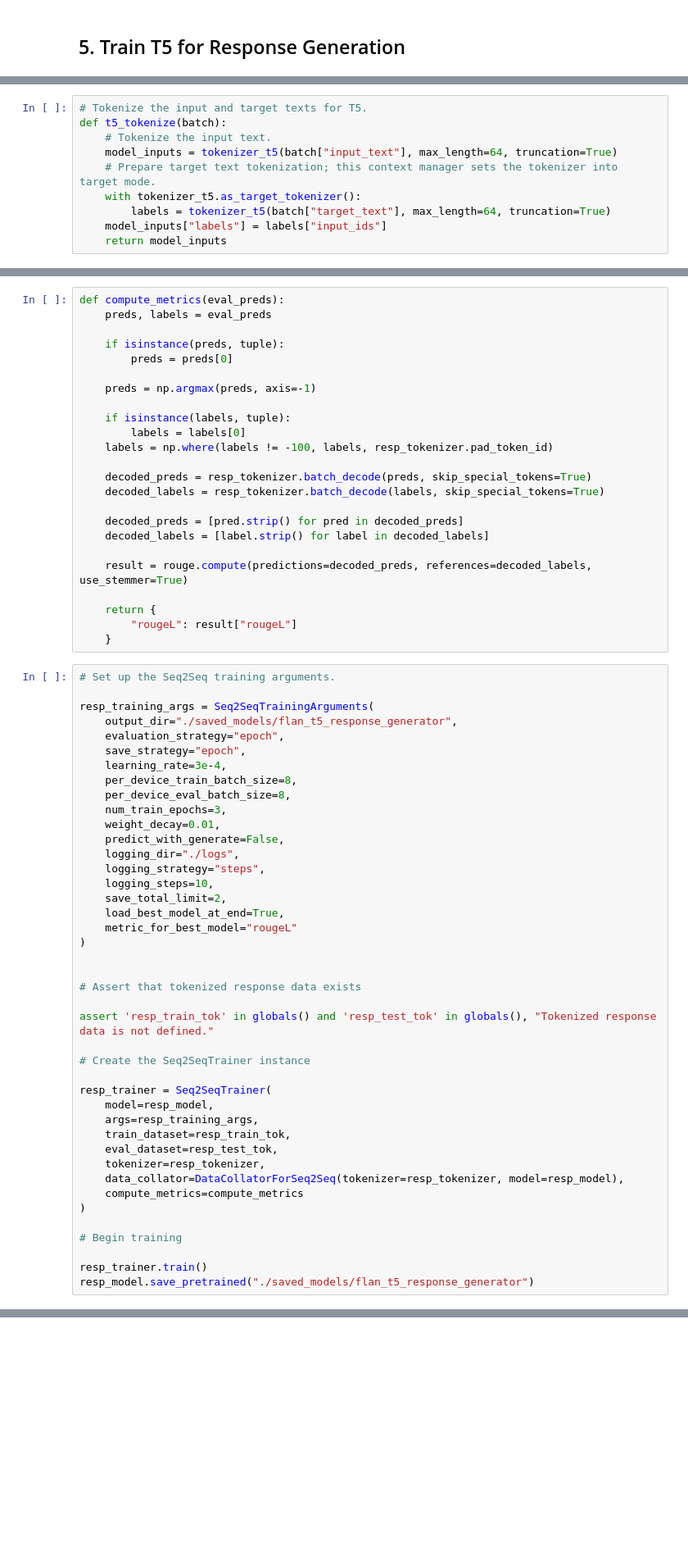
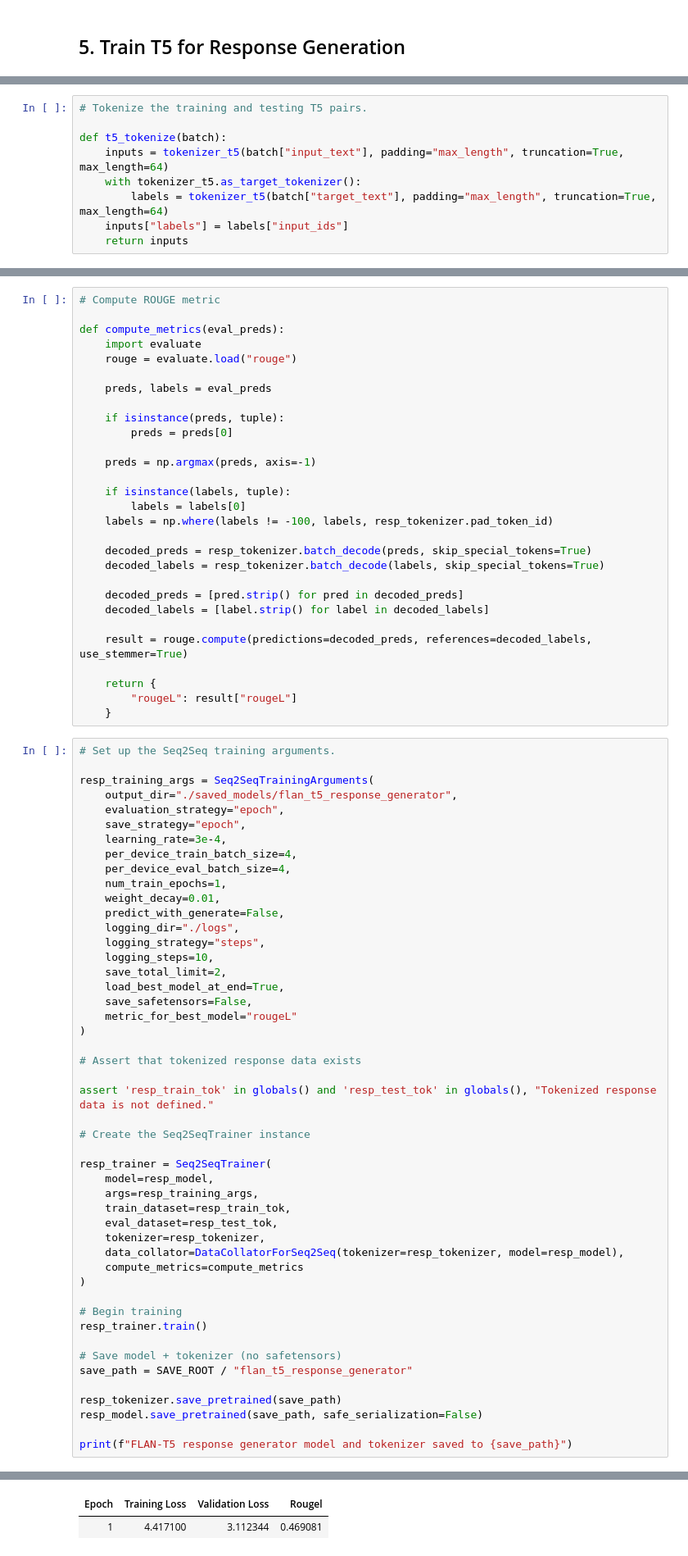
Before and after one commit to mward2020/Project_3, a Jupyter notebook: mental_health_chatbot_happy_brain.ipynb, the cells around one changed output, grey strips where cells are left out. Shown: that part at 82% size. Cells and saved outputs as stored; diff of their text form; blank space fills up the shorter version.

```diff
--- a/mental_health_chatbot_happy_brain.ipynb
+++ b/mental_health_chatbot_happy_brain.ipynb
@@ -685,14 +771,13 @@ resp_test  = test_dataset.map(build_t5_pairs)
 t5_resp_model_name = "google/flan-t5-large"
 tokenizer_t5 = AutoTokenizer.from_pretrained(t5_resp_model_name)
 # %%
-# Tokenize the input and target texts for T5.
+# Tokenize the training and testing T5 pairs.
+
 def t5_tokenize(batch):
-    # Tokenize the input text.
-    model_inputs = tokenizer_t5(batch["input_text"], max_length=64, truncation=True)
-    # Prepare target text tokenization; this context manager sets the tokenizer into target mode.
+    inputs = tokenizer_t5(batch["input_text"], padding="max_length", truncation=True, max_length=64)
     with tokenizer_t5.as_target_tokenizer():
-        labels = tokenizer_t5(batch["target_text"], max_length=64, truncation=True)
-    model_inputs["labels"] = labels["input_ids"]
-    return model_inputs
+        labels = tokenizer_t5(batch["target_text"], padding="max_length", truncation=True, max_length=64)
+    inputs["labels"] = labels["input_ids"]
+    return inputs
 # %%
 # Tokenize the training and testing T5 pairs.
@@ -724,5 +816,10 @@ except Exception:
 # %%
+# Compute ROUGE metric
+
 def compute_metrics(eval_preds):
+    import evaluate
+    rouge = evaluate.load("rouge")
+
     preds, labels = eval_preds
 
     if isinstance(preds, tuple):
@@ -753,9 +850,9 @@ resp_training_args = Seq2SeqTrainingArguments(
     evaluation_strategy="epoch",
     save_strategy="epoch",
     learning_rate=3e-4,
-    per_device_train_batch_size=8,
-    per_device_eval_batch_size=8,
-    num_train_epochs=3,
+    per_device_train_batch_size=4,
+    per_device_eval_batch_size=4,
+    num_train_epochs=1,
     weight_decay=0.01,
     predict_with_generate=False,
     logging_dir="./logs",
@@ -763,9 +860,9 @@ resp_training_args = Seq2SeqTrainingArguments(
     logging_steps=10,
     save_total_limit=2,
     load_best_model_at_end=True,
+    save_safetensors=False,
     metric_for_best_model="rougeL"
 )
-
 
 # Assert that tokenized response data exists
 
@@ -784,6 +881,13 @@ resp_trainer = Seq2SeqTrainer(
 )
 
 # Begin training
+resp_trainer.train()
 
-resp_trainer.train()
-resp_model.save_pretrained("./saved_models/flan_t5_response_generator")
+# Save model + tokenizer (no safetensors)
+save_path = SAVE_ROOT / "flan_t5_response_generator"
+
+resp_tokenizer.save_pretrained(save_path)
+resp_model.save_pretrained(save_path, safe_serialization=False)
+
+print(f"FLAN-T5 response generator model and tokenizer saved to {save_path}")
+# %% [output]
@@ -790 +896,3 @@ resp_model.save_pretrained("./saved_models/flan_t5_response_generator")
+| Epoch | Training Loss | Validation Loss | Rougel |
+| 1 | 4.417100 | 3.112344 | 0.469081 |
 # %%
```
Also changed, not shown: parts of 79 cells of this notebook, 2 other files.
